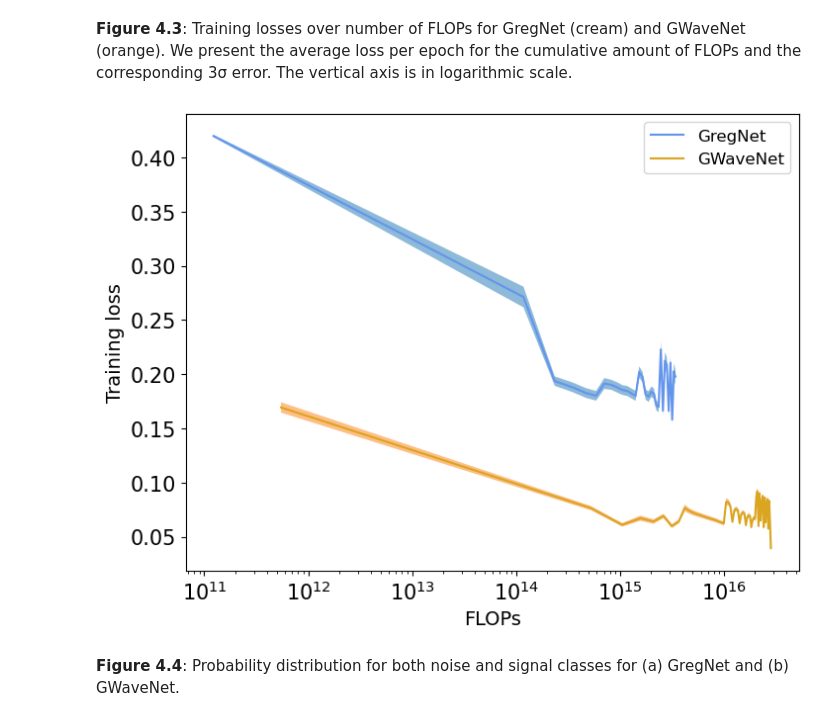
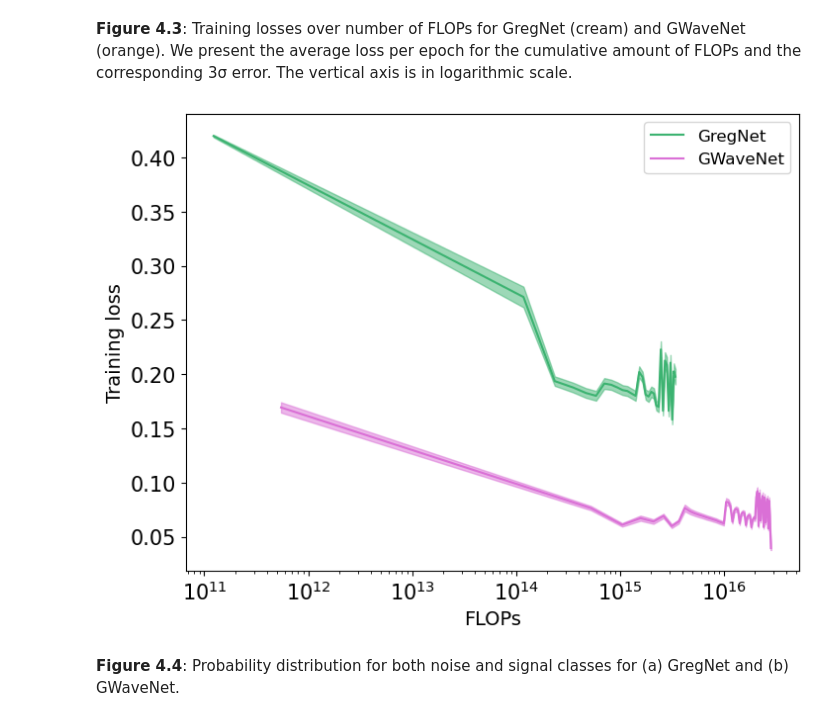
Before and after one commit to anaismartins/deploying-custom-nn-in-fpga, a Jupyter notebook: figures/plotting.ipynb, the cells around one changed output. Saved outputs shown, nothing was run; the diff lists cells and outputs as text; code cells hidden in the pictures.

Commit message:
changed colors and added ticks

```diff
--- a/figures/plotting.ipynb
+++ b/figures/plotting.ipynb
@@ -297,7 +297,7 @@ None
 **Figure 4.3**: Training losses over number of FLOPs for GregNet (cream) and GWaveNet (orange). We present the average loss per epoch for the cumulative amount of FLOPs and the corresponding 3σ error. The vertical axis is in logarithmic scale.
 # %%
 filenames = [filename_flops_GregNet, filename_flops_GWaveNet]
-colors = ['cornflowerblue', 'goldenrod']
+colors = ['mediumseagreen', 'orchid']
 labels = ["GregNet", "GWaveNet"]
 
 for filename, color in zip(filenames, colors):
@@ -305,35 +305,35 @@ for filename, color in zip(filenames, colors):
         lines = f.readlines()
 
     flops = lines[0].split("], [")[0][1:]
     loss = lines[0].split("], [")[1][:-2]
 
     flops = flops.split(", ")
     loss = loss.split(", ")
 
     flops = [float(flop) for flop in flops]
     loss = [float(l) for l in loss]
 
     # for every 960 data points, save the last flop and average out the loss
     flops_avg = []
     loss_avg = []
     loss_std = []
 
     for i in range(0, len(flops), 960):
         flops_avg.append(flops[i])
         loss_avg.append(sum(loss[i:i+960])/960)
         loss_std.append(np.std(loss[i:i+960]))
 
-    plt.fill_between(flops_avg, [loss_avg[i] - 3 * loss_std[i]/sqrt(960) for i in range(len(loss_avg))], [loss_avg[i] + 3*loss_std[i]/sqrt(960) for i in range(len(loss_avg))], alpha = 0.5)
+    plt.fill_between(flops_avg, [loss_avg[i] - 3 * loss_std[i]/sqrt(960) for i in range(len(loss_avg))], [loss_avg[i] + 3*loss_std[i]/sqrt(960) for i in range(len(loss_avg))], alpha = 0.5, color=color)
     plt.plot(flops_avg, loss_avg, label=labels[filenames.index(filename)], color=color)
 
 plt.xlabel("FLOPs")
 plt.ylabel("Training loss")
 plt.legend(loc="best")
 plt.xscale("log")
 plt.savefig("loss_flops.pdf")
 plt.show()
 # %% [output]
-[figure, old version]
+[figure, new version]
 # %% [markdown]
 **Figure 4.4**: Probability distribution for both noise and signal classes for (a) GregNet and (b) GWaveNet.
 # %%
```
Also changed, not shown: parts of 2 cells of this notebook, 5 other files.
